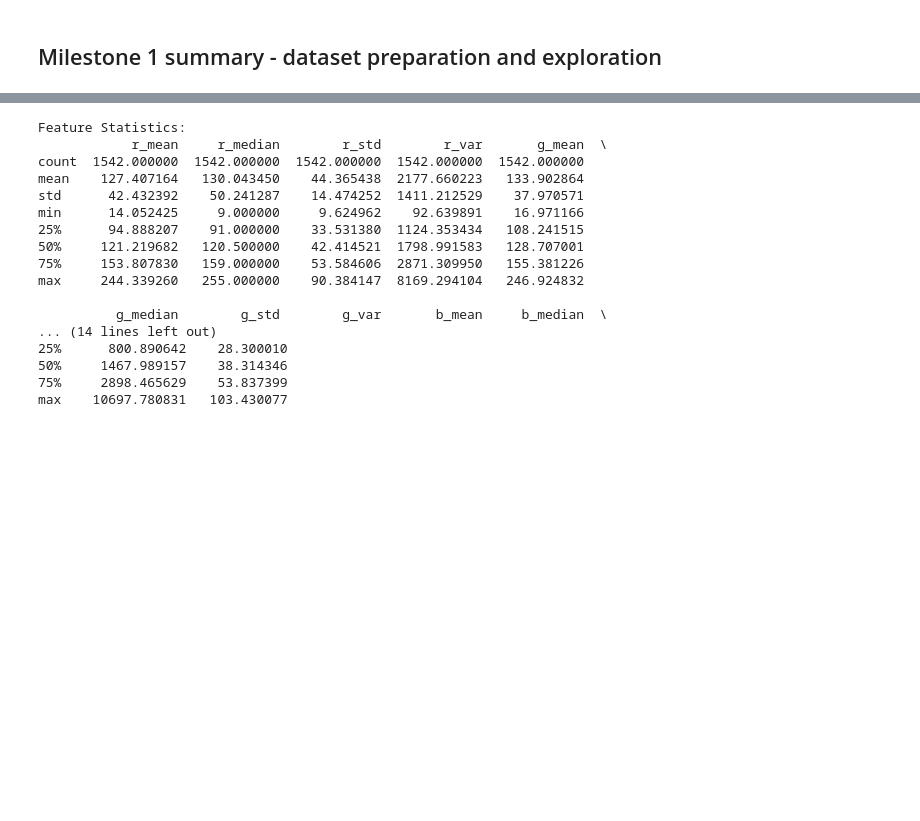
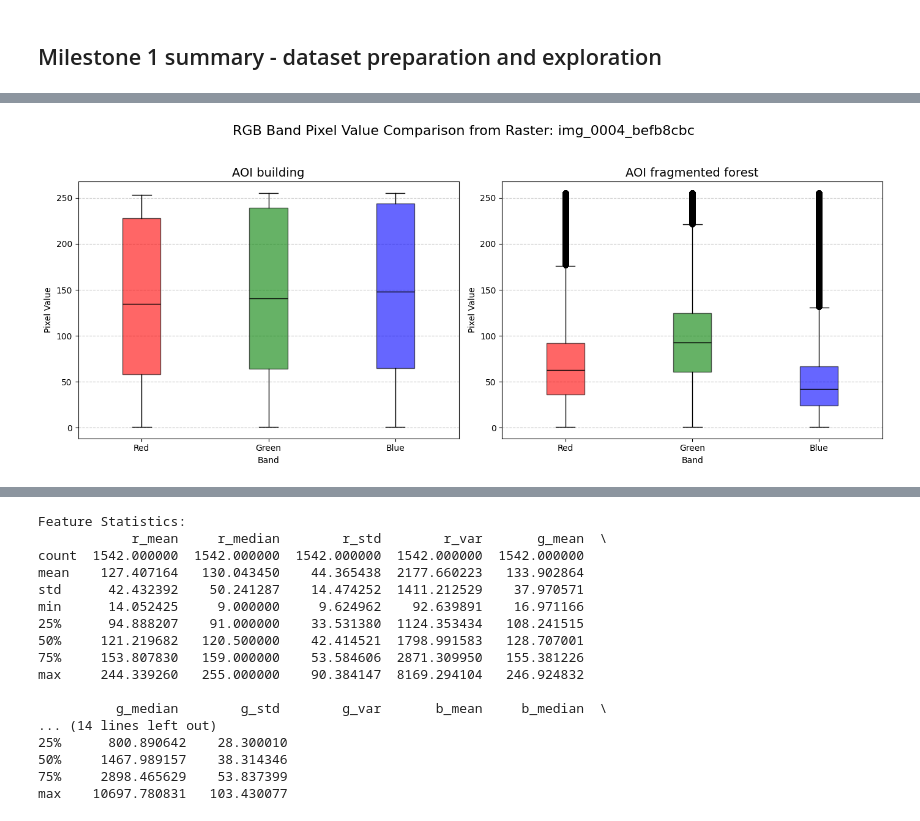
Before and after one commit to kshitijrajsharma/landcoverclassification, a Jupyter notebook: notebooks/milestone_2.ipynb, the cells around one changed output, grey strips where cells are left out. Drawn from its saved outputs; the diff is of its cells as text; code cells hidden in the pictures; blank space fills up the shorter version.

```diff
--- a/notebooks/milestone_2.ipynb
+++ b/notebooks/milestone_2.ipynb
@@ -9,0 +93,12 @@ Feature engineering and extraction is done in the [stats computation](stats_comp
+# %%
+def count_polygons(geometry):
+    if geometry.geom_type == 'MultiPolygon':
+        return len(list(geometry.geoms))
+    elif geometry.geom_type == 'Polygon':
+        return 1
+    else:
+        return 0
+
+gdf['n_polygons'] = gdf['geometry'].apply(count_polygons)
+
+display(gdf.head())
@@ -10 +233,71 @@ Feature engineering and extraction is done in the [stats computation](stats_comp
+# %%
+def extract_valid_data(src, row, gdf_crs):
+
+    geom_gdf = gpd.GeoDataFrame([row], geometry='geometry', crs=gdf_crs)
+    geom_reprojected = geom_gdf.to_crs(src.crs)
+    geom_transformed = [geom_reprojected.geometry.iloc[0].__geo_interface__]
+
+    masked_data, _ = mask(src, geom_transformed, crop=True, all_touched=False)
+    r_band, g_band, b_band = masked_data[0], masked_data[1], masked_data[2]
+
+    nodata = src.nodata if src.nodata is not None else -9999
+    valid_mask = np.ones(r_band.shape, dtype=bool)
+
+    if np.ma.isMaskedArray(r_band):
+        valid_mask = ~(r_band.mask | g_band.mask | b_band.mask)
+    else:
+        valid_mask &= (r_band != nodata) & (g_band != nodata) & (b_band != nodata)
+
+    valid_mask &= (r_band != 0) & (g_band != 0) & (b_band != 0)
+
+    r_valid = r_band[valid_mask].astype(float)
+    g_valid = g_band[valid_mask].astype(float)
+    b_valid = b_band[valid_mask].astype(float)
+
+    return [r_valid, g_valid, b_valid]
+
+
+row_1 = gdf.iloc[85]
+row_2 = gdf.iloc[124]
+cog_url = f"{base_url}/{'img_0004_befb8cbc'}.tif" # Use the image_uid from the first row
+
+band_labels = ['Red', 'Green', 'Blue']
+band_colors = ['red', 'green', 'blue']
+
+with rasterio.open(cog_url) as src:
+        data_1 = extract_valid_data(src, row_1, gdf.crs)
+        data_2 = extract_valid_data(src, row_2, gdf.crs)
+
+
+fig, axes = plt.subplots(1, 2, figsize=(14, 6))
+
+titles = [f"AOI {row_1.OBSERV}", f"AOI {row_2.OBSERV}"]
+datasets = [data_1, data_2]
+
+for ax, data, title in zip(axes, datasets, titles):
+
+    if any(arr.size > 0 for arr in data):
+        bp = ax.boxplot(data,
+                         labels=band_labels,
+                         patch_artist=True,
+                         medianprops={'color': 'black'})
+
+        # Apply colors to boxes
+        for box, color in zip(bp['boxes'], band_colors):
+            box.set_facecolor(color)
+            box.set_alpha(0.6)
+
+        ax.set_title(title, fontsize=14)
+        ax.set_ylabel('Pixel Value')
+        ax.set_xlabel('Band')
+        ax.grid(axis='y', linestyle='--', alpha=0.7)
+    else:
+        ax.set_title(f"{title} (No Valid Data Found)", fontsize=14)
+        ax.axis('off')
+
+fig.suptitle(f"RGB Band Pixel Value Comparison from Raster: {row_1['image_uid']}", fontsize=16)
+plt.tight_layout(rect=[0, 0.03, 1, 0.95])
+plt.savefig('two_aoi_box_plots_comparison.png')
+# %% [output]
+[figure, added]
 # %% [markdown]
```
Also changed, not shown: parts of 94 cells of this notebook, 1 other file.
